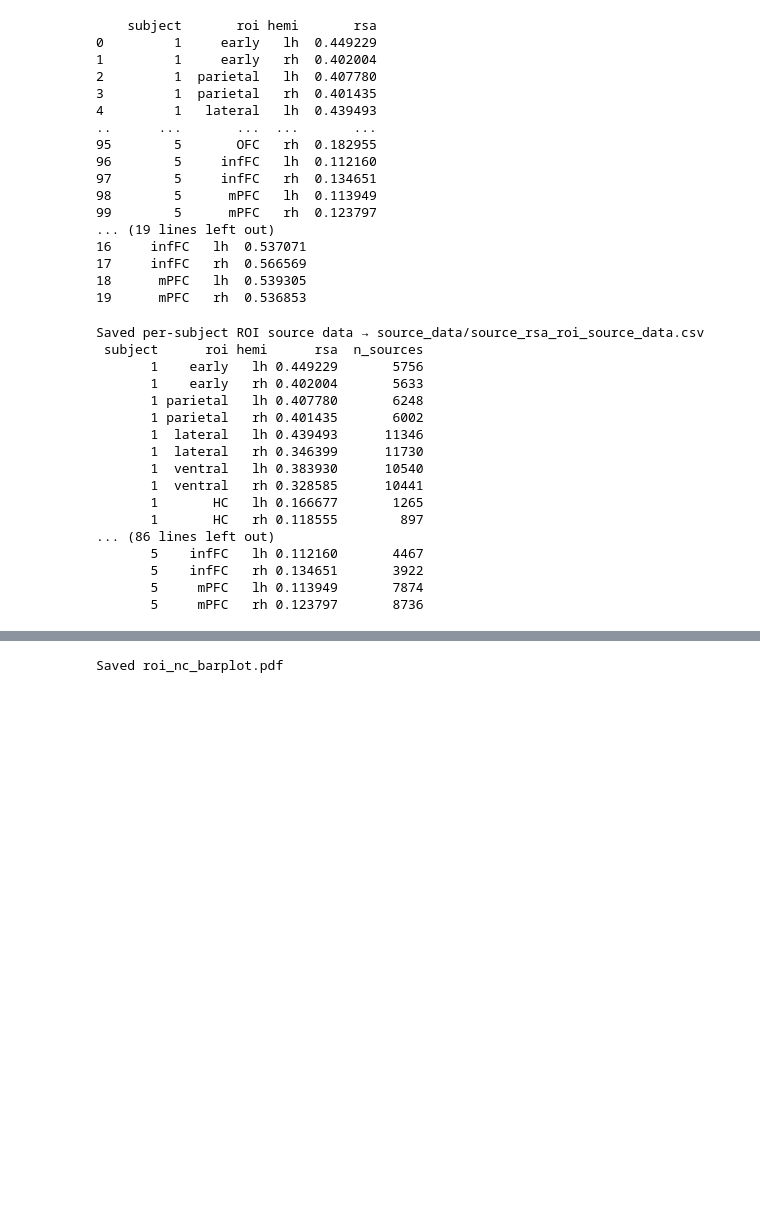
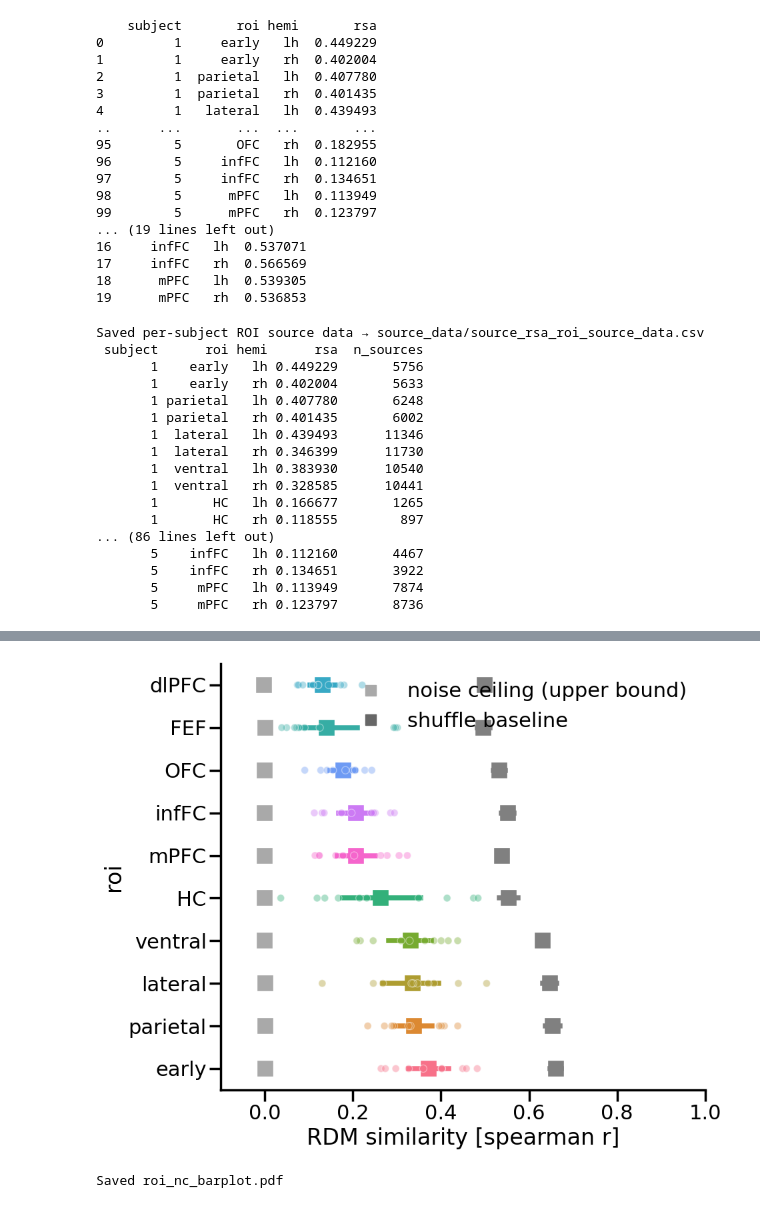
Before and after one commit to KietzmannLab/pyavs, a Jupyter notebook: scripts/rsa_analysis/plot_source_rsa_brain.ipynb, the cells around one changed output, grey strips where cells are left out. Saved outputs shown, nothing was run; the diff lists cells and outputs as text; code cells hidden in the pictures; blank space fills up the shorter version.

Commit message:
path fix

```diff
--- a/scripts/rsa_analysis/plot_source_rsa_brain.ipynb
+++ b/scripts/rsa_analysis/plot_source_rsa_brain.ipynb
@@ -59,7 +59,7 @@ colormap = 'magma'
 # Color limits for Pearson r (set vmax=None for auto from 99th percentile)
 vmin = 0.0
 vmid = None   # None → auto midpoint
-vmax = 0.7 # None → auto 99th percentile of group average
+vmax = 0.45 # None → auto 99th percentile of group average
 
 print(f'Model: {model_name}  Layer: {layer}')
 print(f'Layers (WTA): {layers}')
@@ -850,0 +908,72 @@ Saved roi_rsa_pointplot.pdf
+# %%
+# ── ROI RSA pointplot: observed vs shuffle baseline + noise ceiling ───────────
+# sort by mean RSA across subjects
+roi_order = roi_df.groupby('roi')['rsa'].mean().sort_values(ascending=True).index.tolist()
+
+shuffle_color_code = "#676767ff"
+
+plt.figure(figsize=(10, 8))
+sns.pointplot(
+    data=roi_df, y='roi', x='rsa', order=roi_order,
+    hue='roi', palette='husl', legend=False,
+    errorbar=('ci', 95), capsize=0, orient='h', markers='s',
+)
+# subjects as faint points
+sns.stripplot(
+    data=roi_df, x='rsa', y='roi', order=roi_order,
+    hue='roi', palette='husl', legend=False,
+    alpha=0.4, jitter=False, dodge=False,
+    size=8, edgecolor='white', linewidth=1, orient='h',
+)
+
+# noise ceiling (upper bound) — pointplot with 95% CI over hemispheres
+if nc_df is not None and not nc_df.empty:
+    sns.pointplot(
+        data=nc_df, x='nc', y='roi', order=roi_order,
+        color='gray', markers='s', errorbar=('ci', 95),
+        orient='h', zorder=0, join=False, legend=False,
+    )
+
+# shuffle baseline — same treatment as the noise ceiling: pointplot with 95% CI
+# over the per-hemisphere baselines (baseline_df hemi in {lh, rh}).
+base_df = baseline_df.query("hemi in ['lh', 'rh']")
+# use empty squares as markers
+sns.pointplot(
+    data=base_df, x='null_mean', y='roi', order=roi_order,
+    color='darkgray', markers='s', errorbar=('ci', 95),
+    orient='h', zorder=6, join=False, legend=False,  alpha=1
+)
+
+from matplotlib.lines import Line2D
+plt.legend(handles=[
+    Line2D([0], [0], marker='s', color='darkgray', linestyle='',
+           label='noise ceiling (upper bound)'),
+    Line2D([0], [0], marker='s', color=shuffle_color_code, linestyle='',
+           label='shuffle baseline'),
+], frameon=False)
+
+plt.xlim(-0.1, 1)
+plt.ylabel('roi')
+plt.xlabel('RDM similarity [spearman r]')
+sns.despine()
+plt.tight_layout()
+for fname in ('roi_rsa_pointplot.pdf', 'roi_rsa_pointplot_with_nc.pdf'):
+    plt.savefig(os.path.join(output_dir, fname), dpi=300, bbox_inches='tight')
+print('Saved roi_rsa_pointplot.pdf / roi_rsa_pointplot_with_nc.pdf')
+
+
+# ── Quintessential significance report (one-sample t-test vs shuffle baseline) ─
+def _stars(p):
+    return '***' if p < 1e-3 else '**' if p < 1e-2 else '*' if p < 5e-2 else 'n.s.'
+
+print('\nPer-ROI RSA vs shuffle baseline — one-sample t-test over subjects '
+      '(one-sided), BH-FDR across ROIs:')
+rep = roi_stats.sort_values('mean_rsa', ascending=False)
+print(f"  {'roi':<8}{'mean r':>8}{'baseline':>10}{'t':>8}{'p':>9}{'p_fdr':>9}  sig")
+for _, r in rep.iterrows():
+    print(f"  {r['roi']:<8}{r['mean_rsa']:>8.3f}{r['baseline']:>10.3f}{r['t']:>8.2f}"
+          f"{r['p']:>9.4f}{r['p_fdr']:>9.4f}  {_stars(r['p_fdr'])}")
+sig = rep.query('p_fdr < 0.05')['roi'].tolist()
+print(f"\nSignificant above shuffle baseline (FDR<.05): "
+      f"{', '.join(sig) if sig else 'none'}")
+# %% [output]
@@ -851,3 +1003,4 @@ Saved roi_rsa_pointplot.pdf
+[figure, added]
 # %%
 if not nc_df.empty:
     nc_order = nc_df.groupby('roi')['nc'].mean().sort_values(ascending=True).index.tolist()
```
Also changed, not shown: parts of 12 cells of this notebook, 5 other files.
